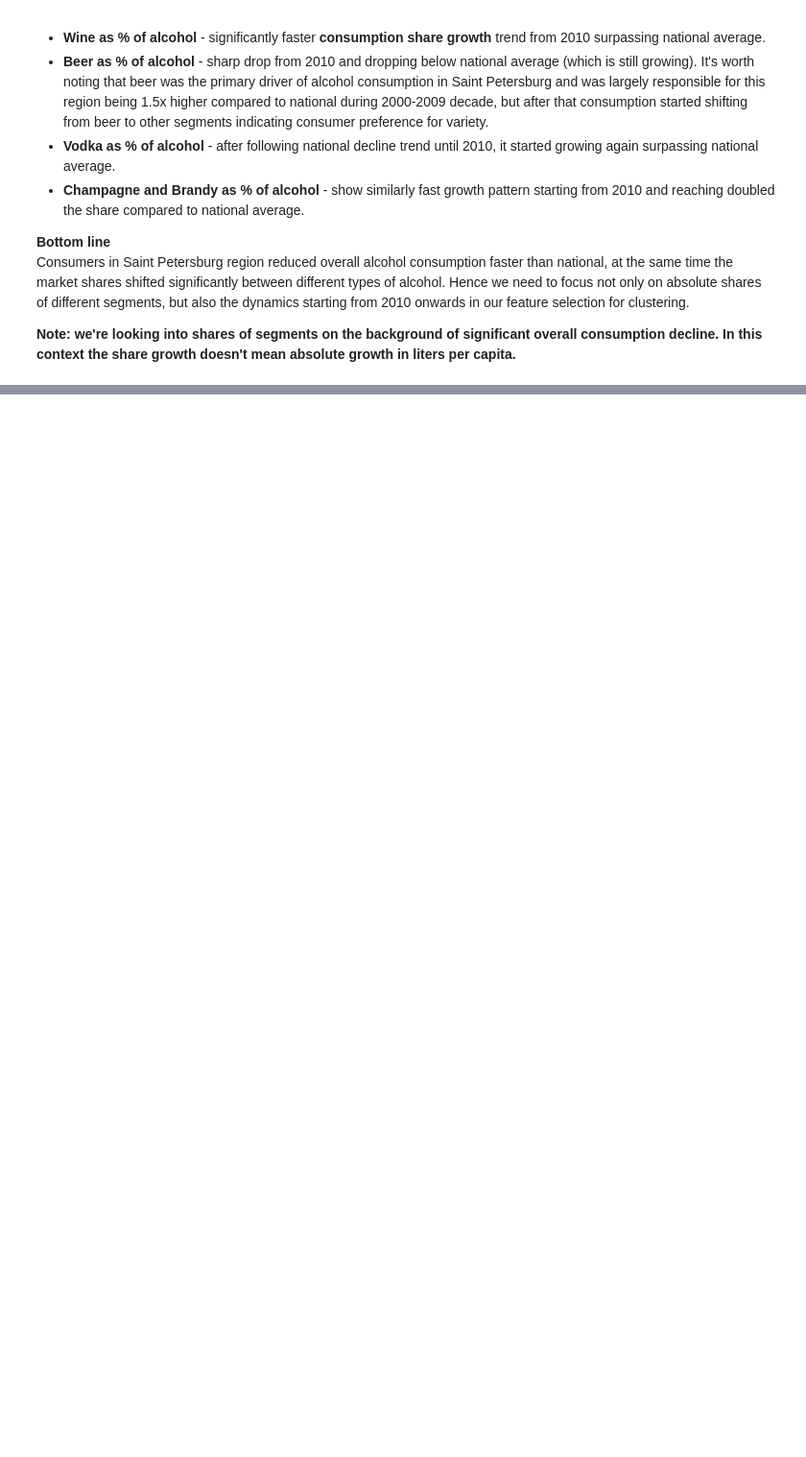
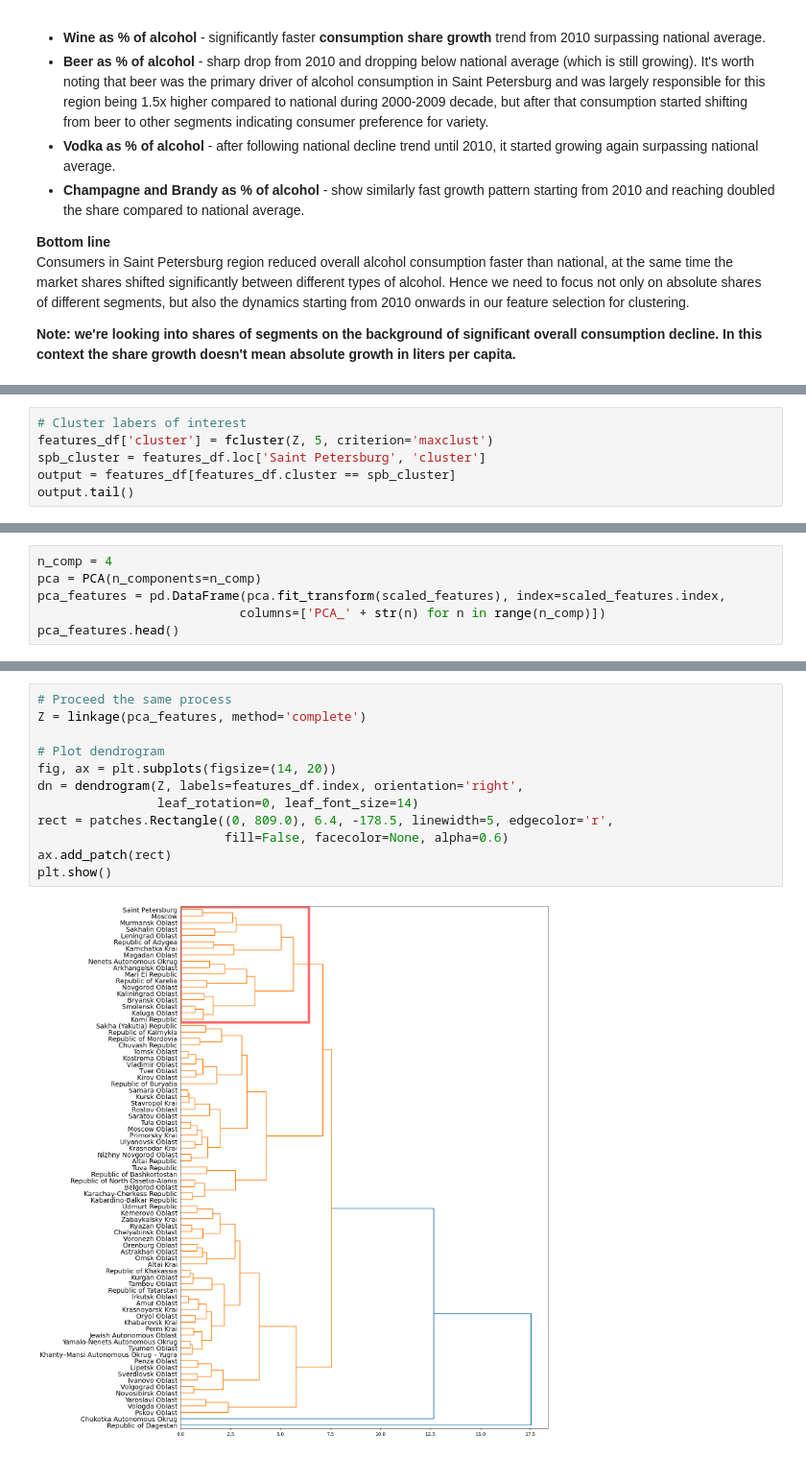
Before and after one commit to Nikhilsharma508/Project, a Jupyter notebook: Alcohol_consumption.ipynb, the cells around one changed output, grey strips where cells are left out. Shown at 96% size. Saved outputs shown, nothing was run; the diff lists cells and outputs as text; blank space fills up the shorter version.

```diff
--- a/Alcohol_consumption.ipynb
+++ b/Alcohol_consumption.ipynb
@@ -200,0 +269,6 @@ Consumers in Saint Petersburg region reduced overall alcohol consumption faster
+# %%
+# Cluster labers of interest
+features_df['cluster'] = fcluster(Z, 5, criterion='maxclust')
+spb_cluster = features_df.loc['Saint Petersburg', 'cluster']
+output = features_df[features_df.cluster == spb_cluster]
+output.tail()
@@ -200,0 +319,6 @@ Consumers in Saint Petersburg region reduced overall alcohol consumption faster
+# %%
+n_comp = 4
+pca = PCA(n_components=n_comp)
+pca_features = pd.DataFrame(pca.fit_transform(scaled_features), index=scaled_features.index,
+                           columns=['PCA_' + str(n) for n in range(n_comp)])
+pca_features.head()
@@ -200,0 +333,14 @@ Consumers in Saint Petersburg region reduced overall alcohol consumption faster
+# %%
+# Proceed the same process
+Z = linkage(pca_features, method='complete')
+
+# Plot dendrogram
+fig, ax = plt.subplots(figsize=(14, 20))
+dn = dendrogram(Z, labels=features_df.index, orientation='right',
+                leaf_rotation=0, leaf_font_size=14)
+rect = patches.Rectangle((0, 809.0), 6.4, -178.5, linewidth=5, edgecolor='r',
+                         fill=False, facecolor=None, alpha=0.6)
+ax.add_patch(rect)
+plt.show()
+# %% [output]
+[figure, added]
```
Also changed, not shown: parts of 13 cells of this notebook.
